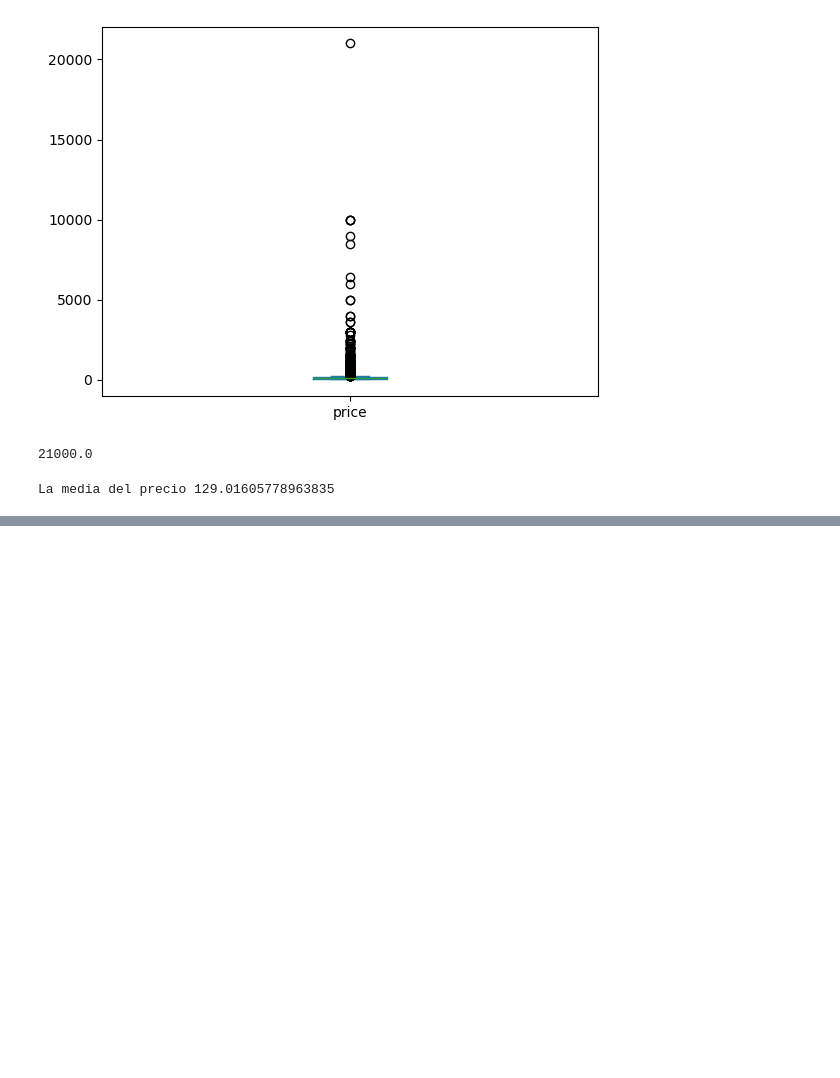
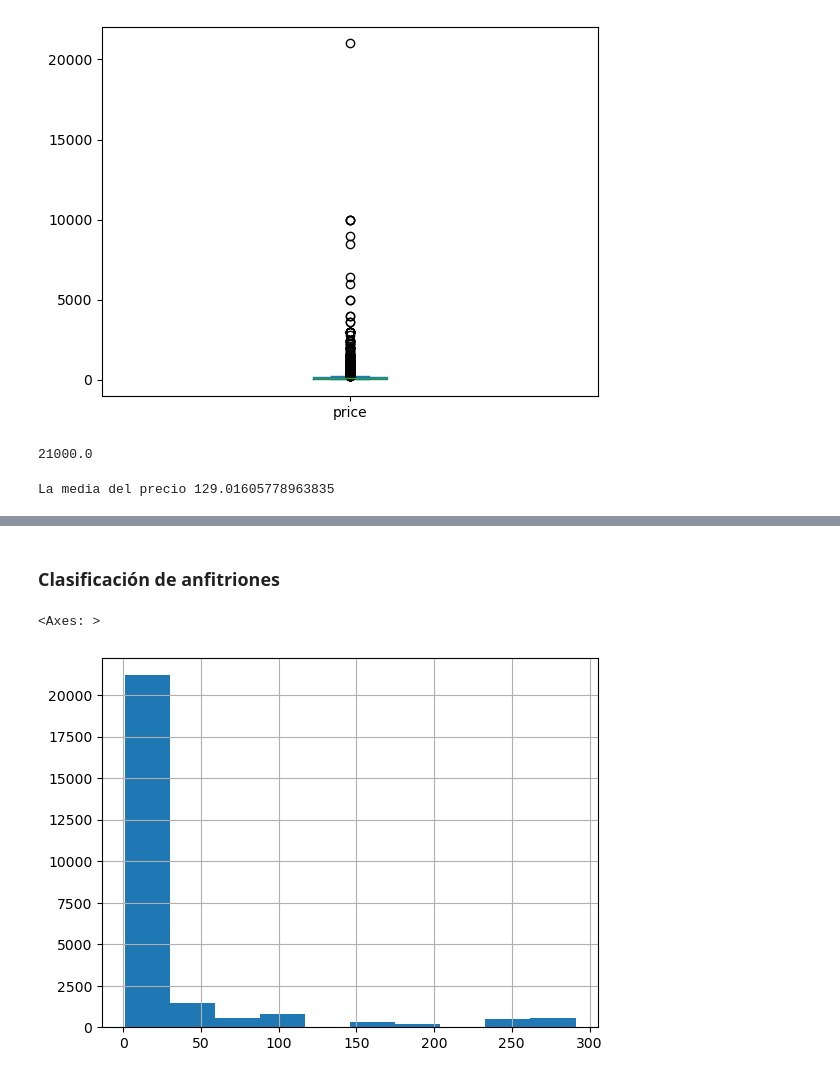
Before and after one commit to EstebanGomezVal/iteso-data-analytics, a Jupyter notebook: notebooks/Kmeans_madrid.ipynb, the cells around one changed output, grey strips where cells are left out. Drawn from its saved outputs; the diff is of its cells as text; code cells hidden in the pictures; blank space fills up the shorter version.

```diff
--- a/notebooks/Kmeans_madrid.ipynb
+++ b/notebooks/Kmeans_madrid.ipynb
@@ -101,0 +255,26 @@ df.head()
+# %%
+def resenas(x):
+    if x <= 10:
+        X = 0
+    elif x <= 20:
+        X = 1
+    elif x <= 30:
+        X = 2
+    elif x <= 40:
+        X = 3
+    elif x <= 50:
+        X = 4
+    elif x <= 60:
+        X = 5
+    elif x <= 70:
+        X = 6
+    elif x <= 80:
+        X = 7
+    elif x <= 90:
+        X = 8
+    else:
+        X = 9
+    return X
+# %%
+df["number_of_reviews_ltm"] = df["number_of_reviews_ltm"].apply(lambda x: resenas(x))
+df["number_of_reviews_ltm"]
@@ -101,0 +294,7 @@ df.head()
+# %% [markdown]
+### Clasificación de anfitriones
+# %%
+df["calculated_host_listings_count"].hist()
+# %% [output]
+<Axes: >
+[figure, added]
```
Also changed, not shown: parts of 48 cells of this notebook.
